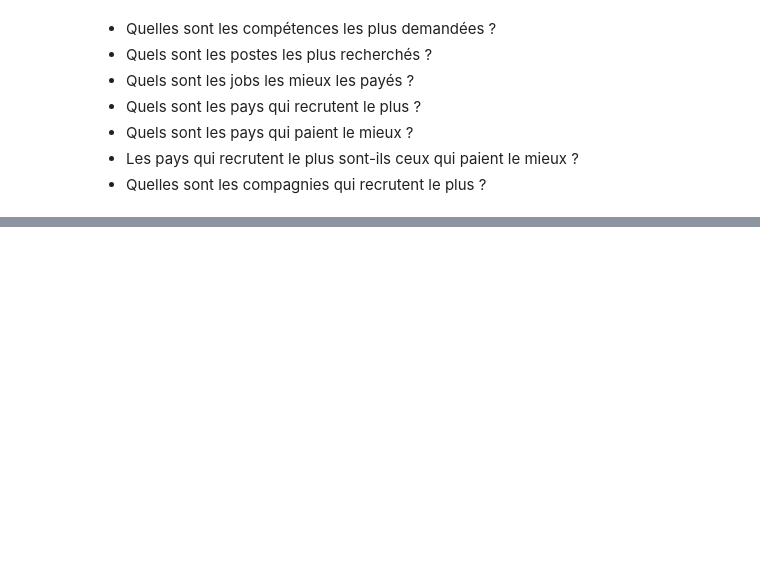
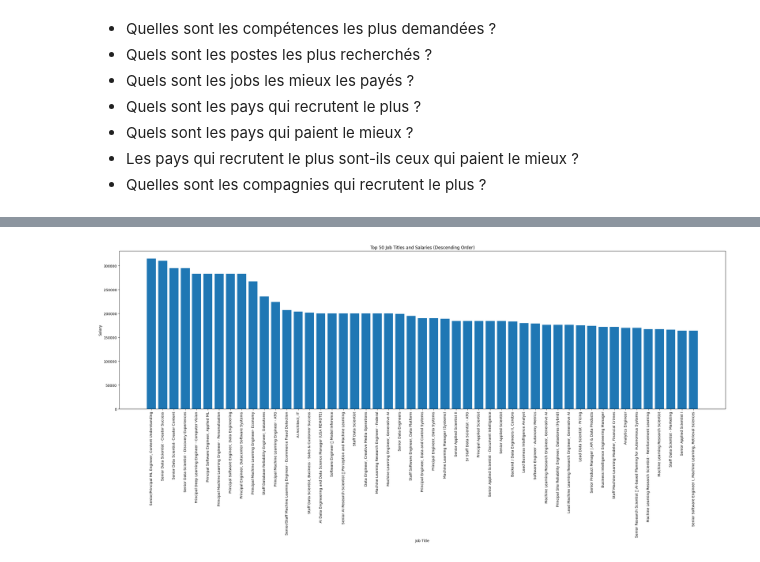
Before and after one commit to Hammilidi/Jobs, a Jupyter notebook: Jobs_Analysis.ipynb, the cells around one changed output, grey strips where cells are left out. Cells and saved outputs as stored; diff of their text form; code cells hidden in the pictures; blank space fills up the shorter version.

```diff
--- a/Jobs_Analysis.ipynb
+++ b/Jobs_Analysis.ipynb
@@ -810,0 +813,7 @@ TypeError: sort() got an unexpected keyword argument 'asc'
+# %%
+sorted_unique_salaries = data["Salary"].unique()
+sorted_unique_salaries.sort()
+sorted_unique_salaries = sorted_unique_salaries[::-1]
+top_50_salaries = sorted_unique_salaries[:50]
+#print(len(sorted_unique_salaries))
+print(top_50_salaries)
@@ -810,0 +848,28 @@ TypeError: sort() got an unexpected keyword argument 'asc'
+# %%
+import pandas as pd
+import matplotlib.pyplot as plt
+
+# Assuming the column name is "Salary"
+# You can replace this with the actual column name from your DataFrame
+data["Salary"] = data["Salary"].astype(float)
+
+# Create a DataFrame containing only rows with salaries in the top 50
+filtered_data = data.loc[data["Salary"].isin(top_50_salaries)][["Job Title", "Salary"]]
+
+# Take the top 50 job titles
+top_50_jobs = filtered_data.head(50)
+
+# Sort the DataFrame by salary in descending order
+top_50_jobs = top_50_jobs.sort_values(by='Salary', ascending=False)
+
+# Plot the bar chart
+plt.figure(figsize=(25, 12))
+plt.bar(top_50_jobs["Job Title"], top_50_jobs["Salary"])
+plt.xticks(rotation=90)
+plt.xlabel('Job Title')
+plt.ylabel('Salary')
+plt.title('Top 50 Job Titles and Salaries (Descending Order)')
+plt.tight_layout()
+plt.show()
+# %% [output]
+[figure, added]
```
Also changed, not shown: parts of 45 cells of this notebook.
